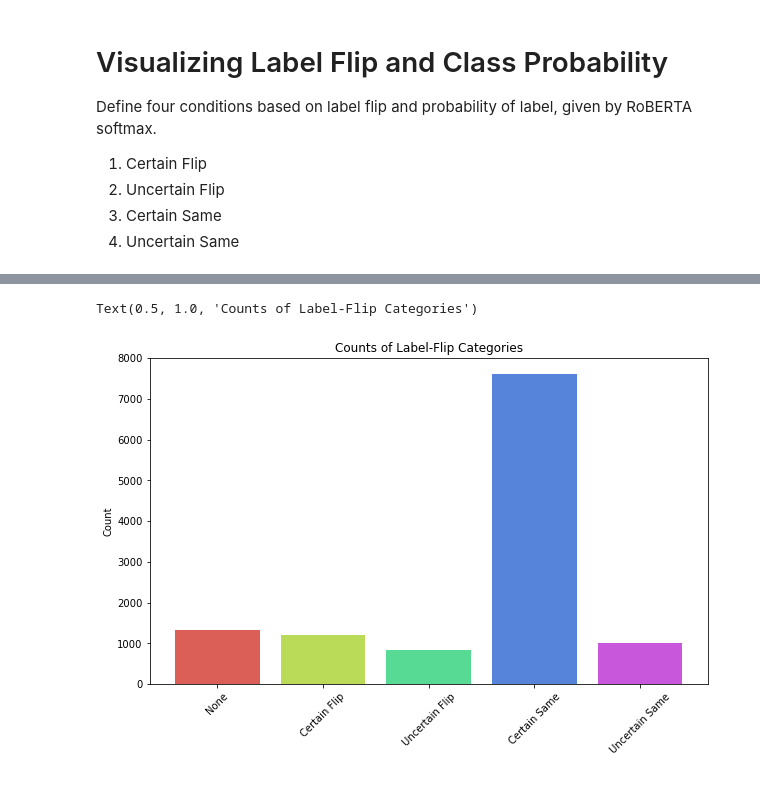
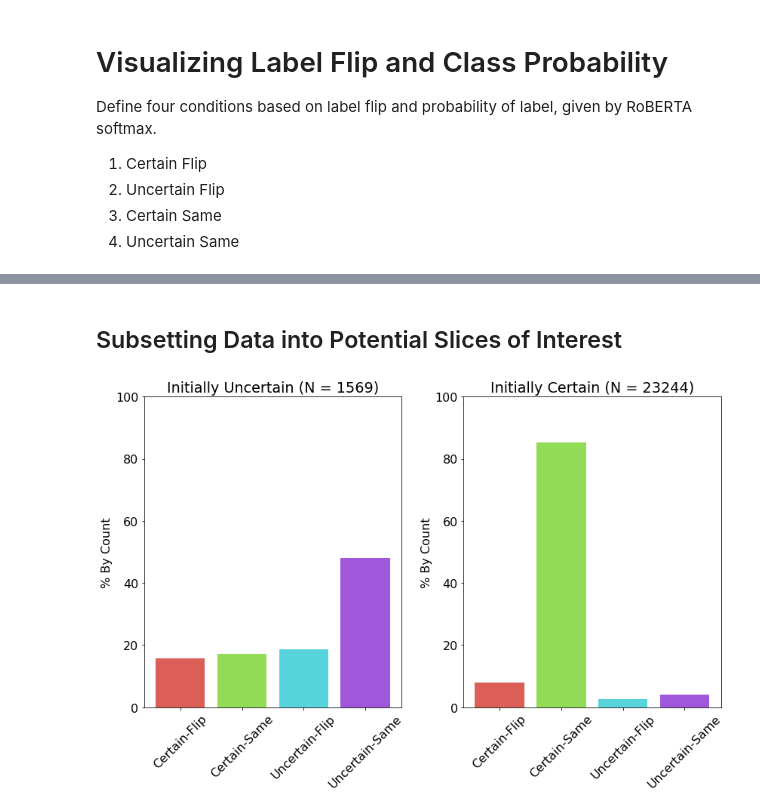
Before and after one commit to JohnnyMa314/MP-Edit, a Jupyter notebook: notebooks/Visualizing-Minimal-Pair-Edits.ipynb, the cells around one changed output, grey strips where cells are left out. Saved outputs shown, nothing was run; the diff lists cells and outputs as text; code cells hidden in the pictures.

```diff
--- a/notebooks/Visualizing-Minimal-Pair-Edits.ipynb
+++ b/notebooks/Visualizing-Minimal-Pair-Edits.ipynb
@@ -59,20 +100,59 @@ sns.histplot(df['same-label-prob-diff'])
-# %%
-# creating label flips
-df['flip-class'] = 0
-df.loc[(df['label-changed'] == True) & (df['orig-label-prob'] > 0.8) & (df['new-label-prob'] >= 0.8), 'flip-class'] = 1
-df.loc[(df['label-changed'] == True) & (df['orig-label-prob'] > 0.8) & (df['new-label-prob'] < 0.8), 'flip-class'] = 2
-df.loc[(df['label-changed'] == False) & (df['orig-label-prob'] > 0.8) & (df['new-label-prob'] >= 0.8), 'flip-class'] = 3
-df.loc[(df['label-changed'] == False) & (df['orig-label-prob'] > 0.8) & (df['new-label-prob'] < 0.8), 'flip-class'] = 4
-# %%
-# counting
-counts = df['flip-class'].groupby(df['flip-class']).size()
-counts.index = ['None', 'Certain Flip', 'Uncertain Flip', 'Certain Same', 'Uncertain Same']
-
-fig, ax = plt.subplots(figsize=(10,6))
-plt.bar(range(len(counts)), counts, alpha = 1, align='center', color = list(sns.color_palette("hls", len(counts)).as_hex()))
-plt.xticks(range(5), [name for name in counts.index], rotation = 45)
-plt.ylabel('Count')
-plt.title('Counts of Label-Flip Categories')
-# %% [output]
-Text(0.5, 1.0, 'Counts of Label-Flip Categories')
-[figure, removed]
+# %% [markdown]
+## Subsetting Data into Potential Slices of Interest
+# %%
+uncertains = df.loc[df['orig-label-prob'] < 0.8] # initial model uncertain
+certains = df.loc[df['orig-label-prob'] > 0.8] # initial model certain
+# in_slice = df.loc[df['slice'] == 1] # example contains targeted words
+# out_slice = df.loc[df['slice'] == 0] # example does not contain targeted words
+# %%
+fig, axs = plt.subplots(ncols=2, nrows=1, figsize=(12,8))
+ax1, ax2 = axs.ravel()
+
+counts = uncertains['flip-class'].groupby(uncertains['flip-class']).size()
+N = sum(counts)
+counts = counts/sum(counts) * 100
+
+ax1.bar(range(len(counts)), counts, alpha = 1, align='center', color = list(sns.color_palette("hls", len(counts)).as_hex()))
+ax1.set_xticks(range(4))
+ax1.set_xticklabels(counts.index, rotation = 45, ha="center")
+ax1.set_ylabel('% By Count')
+ax1.set_title(f'Initially Uncertain (N = {N})')
+ax1.set_ylim([0,100])
+
+counts = certains['flip-class'].groupby(certains['flip-class']).size()
+N = sum(counts)
+counts = counts/sum(counts) * 100
+
+ax2.bar(range(len(counts)), counts, alpha = 1, align='center', color = list(sns.color_palette("hls", len(counts)).as_hex()))
+ax2.set_xticks(range(4))
+ax2.set_xticklabels(counts.index, rotation = 45, ha="center")
+ax2.set_ylabel('% By Count')
+ax2.set_title(f'Initially Certain (N = {N})')
+ax2.set_ylim([0,100])
+
+# counts = in_slice['flip-class'].groupby(in_slice['flip-class']).size()
+# N = sum(counts)
+# counts = counts/sum(counts) * 100
+
+# ax3.bar(range(len(counts)), counts, alpha = 1, align='center', color = list(sns.color_palette("hls", len(counts)).as_hex()))
+# ax3.set_xticks(range(4))
+# ax3.set_xticklabels(counts.index, rotation = 45, ha="center")
+# ax3.set_ylabel('% By Count')
+# ax3.set_title(f'In Slice (N = {N})')
+
+
+# counts = out_slice['flip-class'].groupby(out_slice['flip-class']).size()
+# N = sum(counts)
+# counts = counts/sum(counts) * 100
+
+# ax4.bar(range(len(counts)), counts, alpha = 1, align='center', color = list(sns.color_palette("hls", len(counts)).as_hex()))
+# ax4.set_xticks(range(4))
+# ax4.set_xticklabels(counts.index, rotation = 45, ha="center")
+# ax4.set_ylabel('% By Count')
+# ax4.set_title(f'Out Slice (N = {N})')
+
+plt.tight_layout()
+plt.savefig('categories1.png', dpi = 300)
+plt.show()
+# %% [output]
+[figure, added]
```
Also changed, not shown: parts of 12 cells of this notebook, 32 other files.
